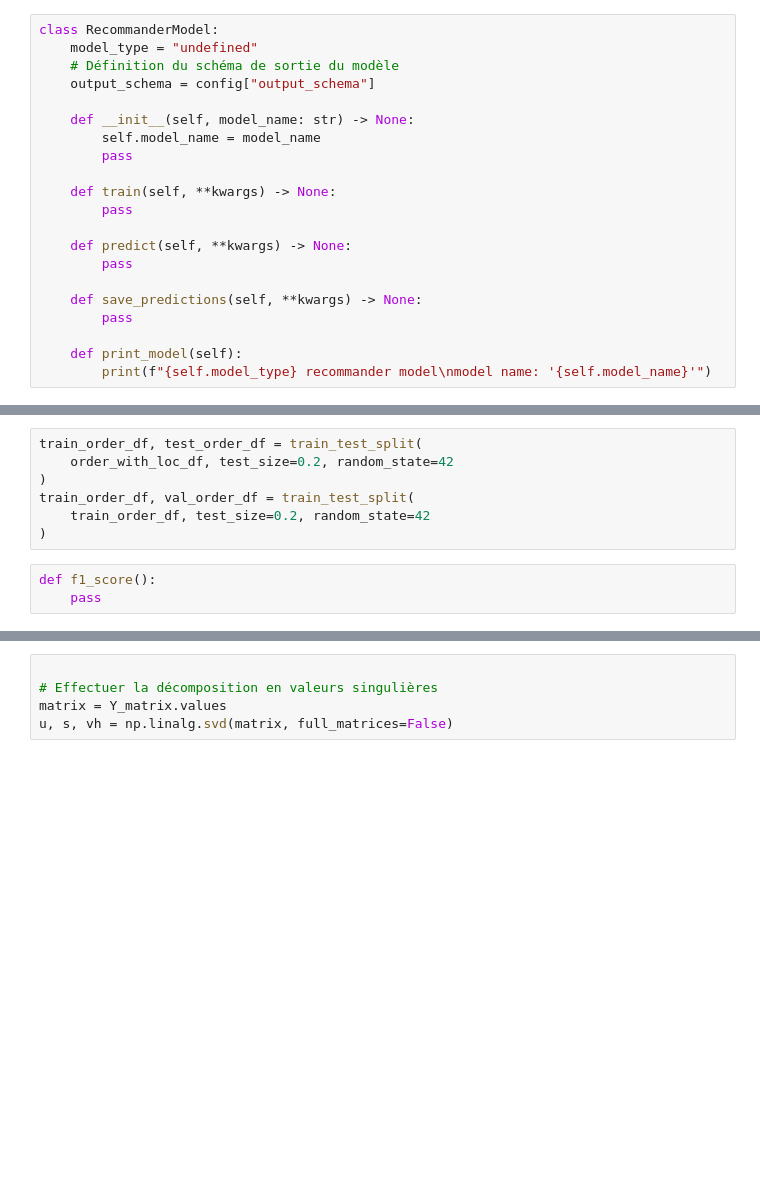
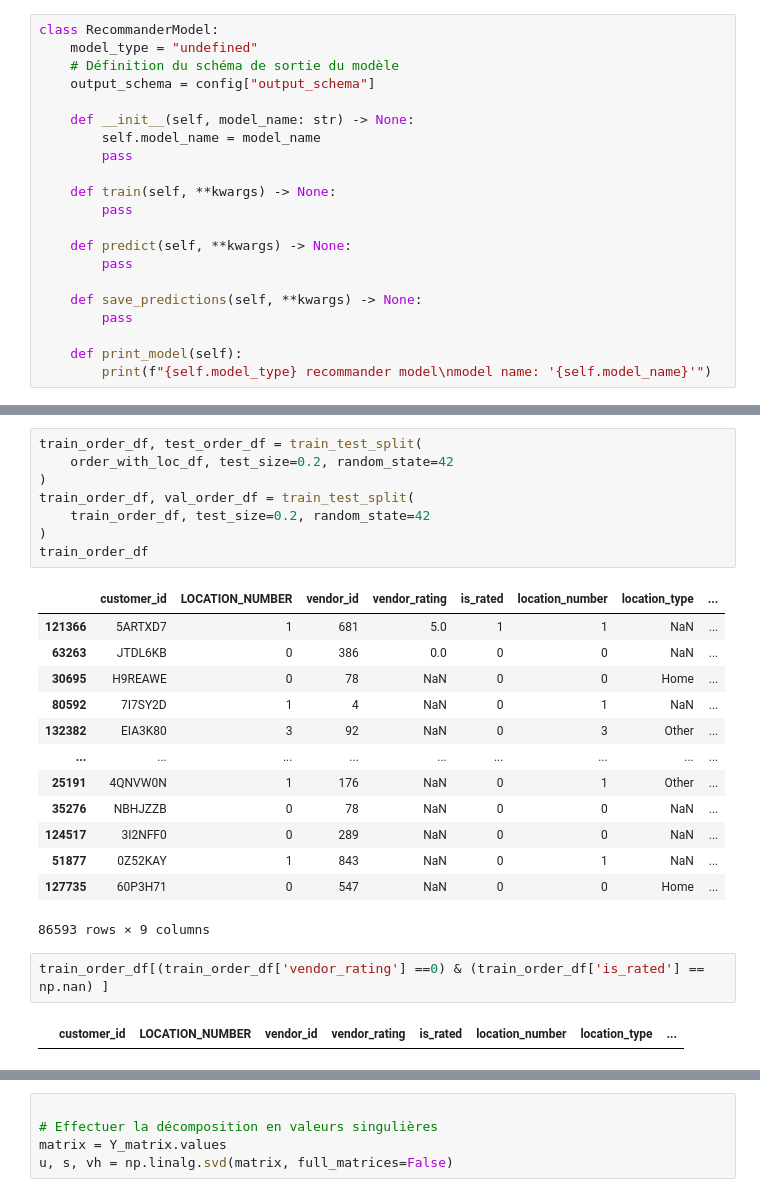
Before and after one commit to Bast-94/Restaurant-Recommander-System, a Jupyter notebook: notebook.ipynb, the cells around one changed output, grey strips where cells are left out. Drawn from its saved outputs; the diff is of its cells as text; blank space fills up the shorter version.

```diff
--- a/notebook.ipynb
+++ b/notebook.ipynb
@@ -85,10 +86,26 @@ order_with_loc_df
 # %%
 train_order_df, test_order_df = train_test_split(
     order_with_loc_df, test_size=0.2, random_state=42
 )
 train_order_df, val_order_df = train_test_split(
     train_order_df, test_size=0.2, random_state=42
 )
+train_order_df
+# %% [output]
+|  | customer_id | LOCATION_NUMBER | vendor_id | vendor_rating | is_rated | location_number | location_type | ... |
+| 121366 | 5ARTXD7 | 1 | 681 | 5.0 | 1 | 1 | NaN | ... |
+| 63263 | JTDL6KB | 0 | 386 | 0.0 | 0 | 0 | NaN | ... |
+| 30695 | H9REAWE | 0 | 78 | NaN | 0 | 0 | Home | ... |
+| 80592 | 7I7SY2D | 1 | 4 | NaN | 0 | 1 | NaN | ... |
+| 132382 | EIA3K80 | 3 | 92 | NaN | 0 | 3 | Other | ... |
+| ... | ... | ... | ... | ... | ... | ... | ... | ... |
+| 25191 | 4QNVW0N | 1 | 176 | NaN | 0 | 1 | Other | ... |
+| 35276 | NBHJZZB | 0 | 78 | NaN | 0 | 0 | NaN | ... |
+| 124517 | 3I2NFF0 | 0 | 289 | NaN | 0 | 0 | NaN | ... |
+| 51877 | 0Z52KAY | 1 | 843 | NaN | 0 | 1 | NaN | ... |
+| 127735 | 60P3H71 | 0 | 547 | NaN | 0 | 0 | Home | ... |
+86593 rows × 9 columns
-# %%
-def f1_score():
-    pass
+# %%
+train_order_df[(train_order_df['vendor_rating'] ==0) & (train_order_df['is_rated'] == np.nan) ]
+# %% [output]
+|  | customer_id | LOCATION_NUMBER | vendor_id | vendor_rating | is_rated | location_number | location_type | ... |
```
Also changed, not shown: parts of 8 cells of this notebook.
